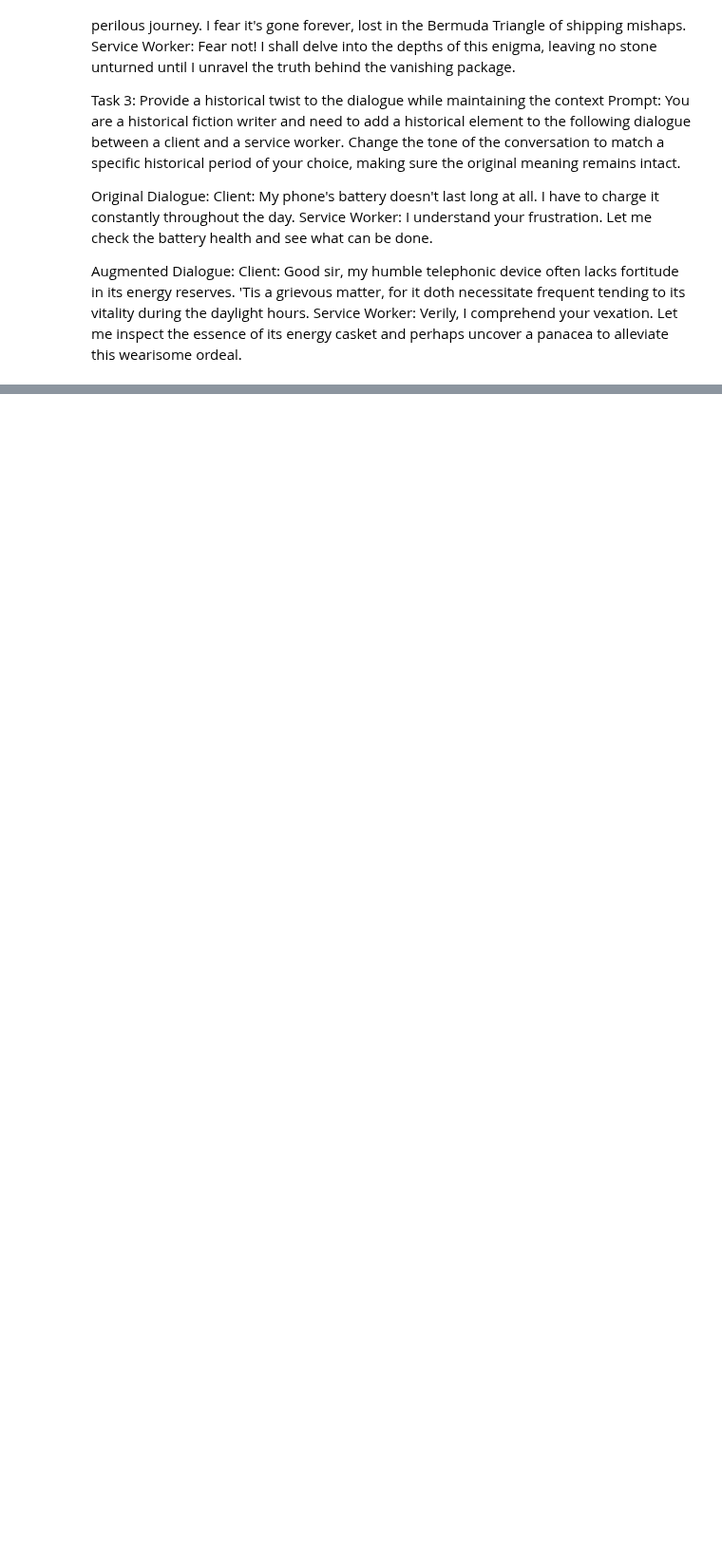
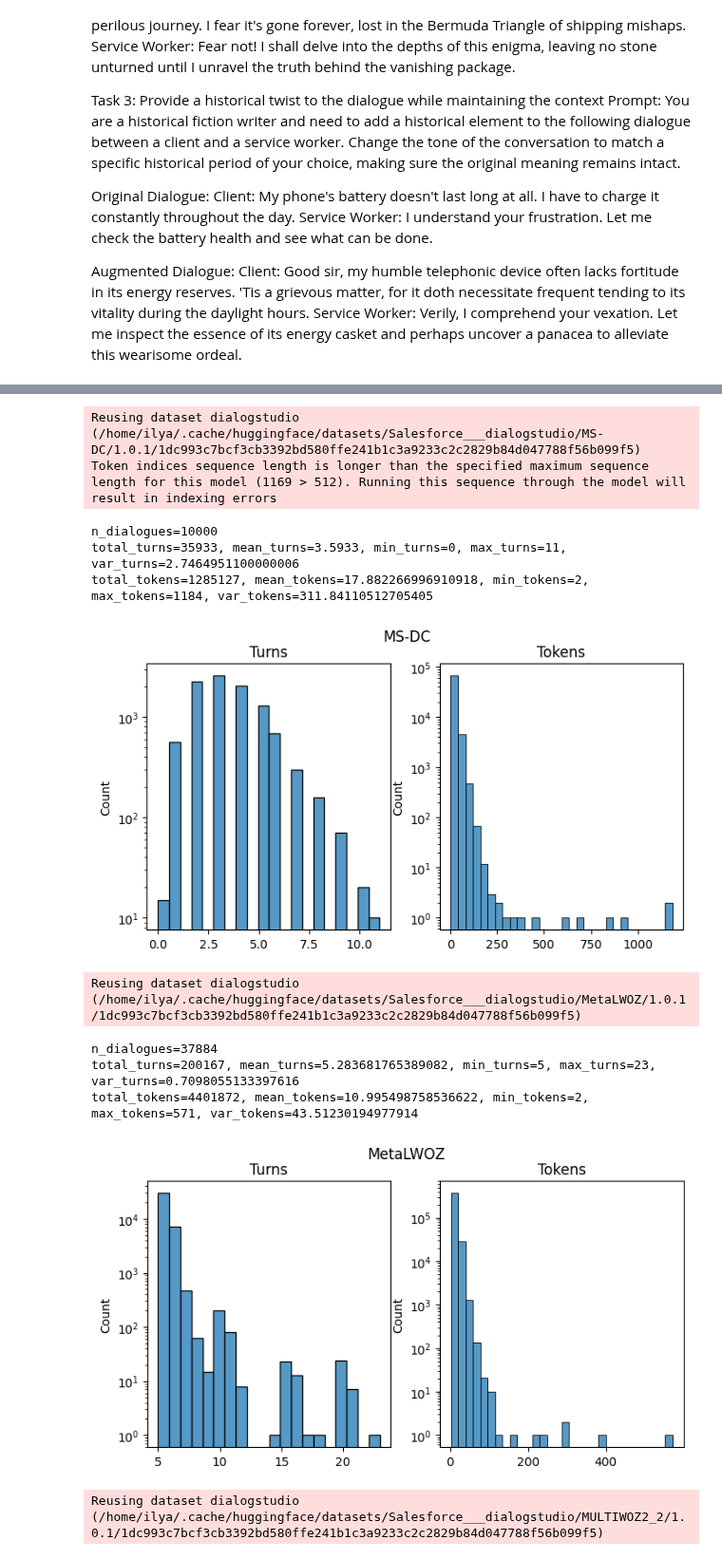
Before and after one commit to voorhs/dialogue-augmentation, a Jupyter notebook: augmentation_development.ipynb, the cells around one changed output, grey strips where cells are left out. Shown at 95% size. Drawn from its saved outputs; the diff is of its cells as text; code cells hidden in the pictures; blank space fills up the shorter version.

```diff
--- a/augmentation_development.ipynb
+++ b/augmentation_development.ipynb
@@ -1913,0 +1963,38 @@ Service Worker: Verily, I comprehend your vexation. Let me inspect the essence o
+# %%
+from datasets import load_dataset
+
+
+names = [
+    'MS-DC',
+    'MetaLWOZ',
+    'MULTIWOZ2_2',
+    'SGD',
+    'SimJointGEN',
+    'KETOD',
+    'FRAMES',
+    'Disambiguation',
+    'ABCD',
+    'AirDialogue',
+    'BiTOD'
+]
+
+datasets = []
+merged_n_turns = []
+merged_n_tokens = []
+for name in names:
+    cur_n_turns, cur_n_tokens = print_statistics(load_dataset('Salesforce/dialogstudio', name)['train']['log'], name)
+    merged_n_turns.extend(cur_n_turns)
+    merged_n_tokens.extend(cur_n_tokens)
+# %% [output]
+Reusing dataset dialogstudio (/home/ilya/.cache/huggingface/datasets/Salesforce___dialogstudio/MS-DC/1.0.1/1dc993c7bcf3cb3392bd580ffe241b1c3a9233c2c2829b84d047788f56b099f5)
+Token indices sequence length is longer than the specified maximum sequence length for this model (1169 > 512). Running this sequence through the model will result in indexing errors
+n_dialogues=10000
+total_turns=35933, mean_turns=3.5933, min_turns=0, max_turns=11, var_turns=2.7464951100000006
+total_tokens=1285127, mean_tokens=17.882266996910918, min_tokens=2, max_tokens=1184, var_tokens=311.84110512705405
+[figure, added]
+Reusing dataset dialogstudio (/home/ilya/.cache/huggingface/datasets/Salesforce___dialogstudio/MetaLWOZ/1.0.1/1dc993c7bcf3cb3392bd580ffe241b1c3a9233c2c2829b84d047788f56b099f5)
+n_dialogues=37884
+total_turns=200167, mean_turns=5.283681765389082, min_turns=5, max_turns=23, var_turns=0.7098055133397616
+total_tokens=4401872, mean_tokens=10.995498758536622, min_tokens=2, max_tokens=571, var_tokens=43.51230194977914
+[figure, added]
+Reusing dataset dialogstudio (/home/ilya/.cache/huggingface/datasets/Salesforce___dialogstudio/MULTIWOZ2_2/1.0.1/1dc993c7bcf3cb3392bd580ffe241b1c3a9233c2c2829b84d047788f56b099f5)
```
Also changed, not shown: parts of 16 cells of this notebook, 1 other file.
